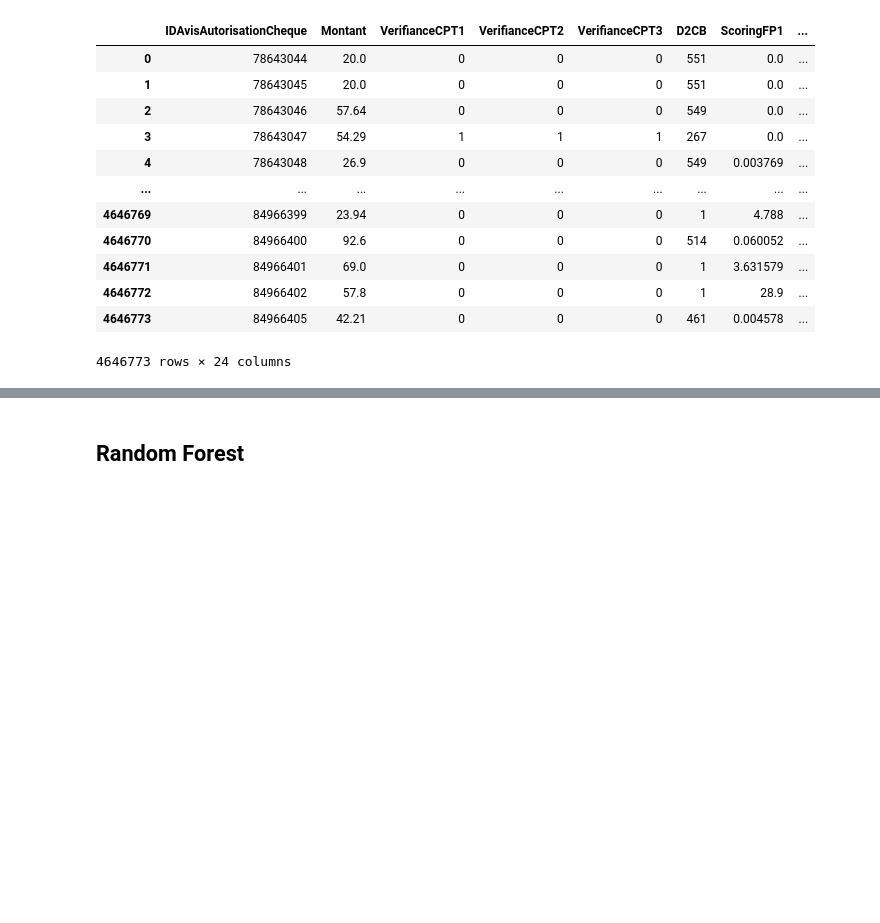
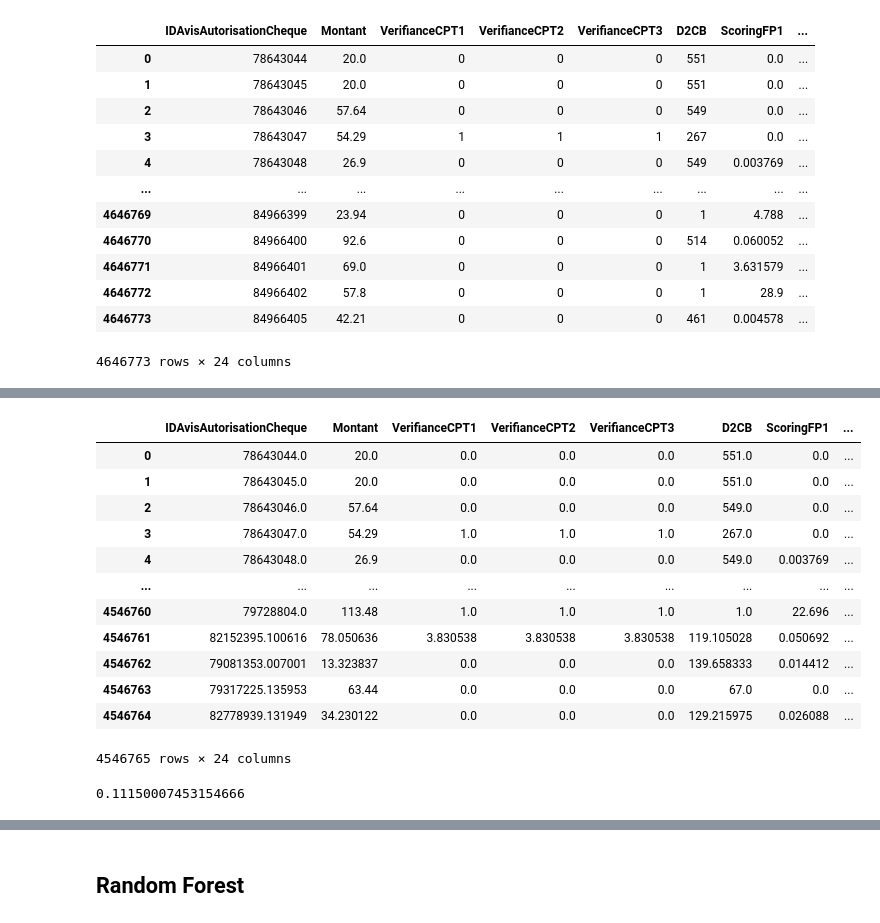
Before and after one commit to adcastex/fouille_de_donnees, a Jupyter notebook: Adrien.ipynb, the cells around one changed output, grey strips where cells are left out. Saved outputs shown, nothing was run; the diff lists cells and outputs as text; code cells hidden in the pictures; blank space fills up the shorter version.

```diff
--- a/Adrien.ipynb
+++ b/Adrien.ipynb
@@ -177,6 +195,20 @@ df
 # %%
-from imblearn.combine import SMOTEENN
-sme = SMOTEENN(random_state=1, sampling_strategy= 0.01)
-X_res, y_res = sme.fit_resample(df, y)
-X_res
+# from imblearn.combine import SMOTEENN
+# sme = SMOTEENN(random_state=1, sampling_strategy= 0.01)
+# X_res, y_res = sme.fit_resample(df, y)
+# X_res
+# %% [output]
+|  | IDAvisAutorisationCheque | Montant | VerifianceCPT1 | VerifianceCPT2 | VerifianceCPT3 | D2CB | ScoringFP1 | ... |
+| 0 | 78643044.0 | 20.0 | 0.0 | 0.0 | 0.0 | 551.0 | 0.0 | ... |
+| 1 | 78643045.0 | 20.0 | 0.0 | 0.0 | 0.0 | 551.0 | 0.0 | ... |
+| 2 | 78643046.0 | 57.64 | 0.0 | 0.0 | 0.0 | 549.0 | 0.0 | ... |
+| 3 | 78643047.0 | 54.29 | 1.0 | 1.0 | 1.0 | 267.0 | 0.0 | ... |
+| 4 | 78643048.0 | 26.9 | 0.0 | 0.0 | 0.0 | 549.0 | 0.003769 | ... |
+| ... | ... | ... | ... | ... | ... | ... | ... | ... |
+| 4546760 | 79728804.0 | 113.48 | 1.0 | 1.0 | 1.0 | 1.0 | 22.696 | ... |
+| 4546761 | 82152395.100616 | 78.050636 | 3.830538 | 3.830538 | 3.830538 | 119.105028 | 0.050692 | ... |
+| 4546762 | 79081353.007001 | 13.323837 | 0.0 | 0.0 | 0.0 | 139.658333 | 0.014412 | ... |
+| 4546763 | 79317225.135953 | 63.44 | 0.0 | 0.0 | 0.0 | 67.0 | 0.0 | ... |
+| 4546764 | 82778939.131949 | 34.230122 | 0.0 | 0.0 | 0.0 | 129.215975 | 0.026088 | ... |
+4546765 rows × 24 columns
 # %%
@@ -193,3 +225,5 @@ X_res
 neg, pos = y_res.value_counts()
 pourcentage = pos / neg *100
 pourcentage
+# %% [output]
+0.11150007453154666
```
Also changed, not shown: parts of 46 cells of this notebook, 1 other file.
